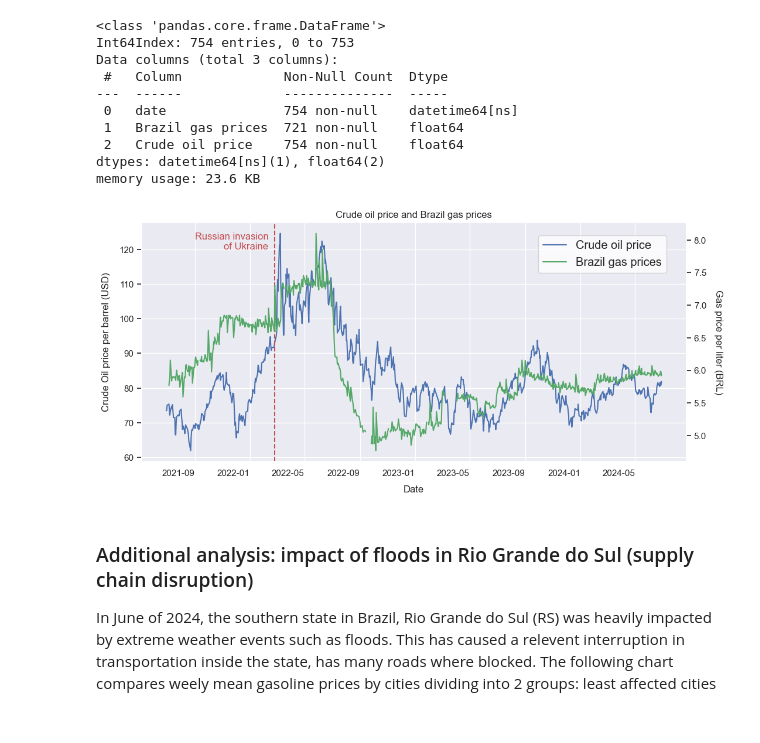
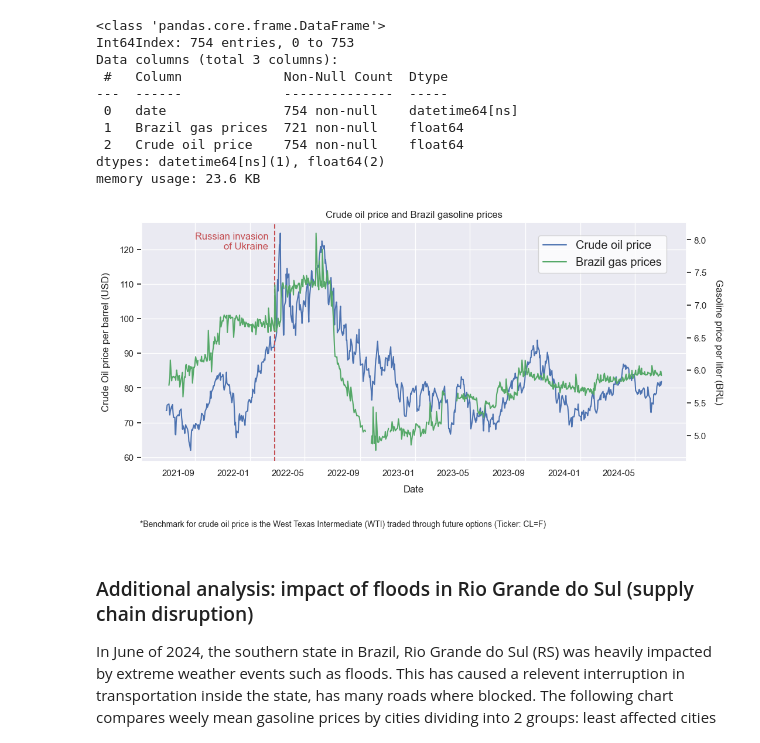
Before and after one commit to pietro-bottega/ANP_BR_gas_prices, a Jupyter notebook: BR_gas_prices_analysis.ipynb, the cells around one changed output. Saved outputs shown, nothing was run; the diff lists cells and outputs as text; code cells hidden in the pictures.

```diff
--- a/BR_gas_prices_analysis.ipynb
+++ b/BR_gas_prices_analysis.ipynb
@@ -613,30 +617,33 @@ memory usage: 23.6 KB
 # %%
 plt.rcParams['figure.figsize'] = [12, 6]
 
 # Plotting two axis comparing gas prices and crude oil price
 ax = oil_vs_gas_L3Y.plot(x='date', y='Crude oil price', legend=False)
 ax2 = ax.twinx()
 oil_vs_gas_L3Y.plot(x='date', y='Brazil gas prices', ax=ax2, color='g', legend=False)
 
 # Labels and ticks styling
 ax.set_xlabel('Date', labelpad=10)
 ax.set_ylabel('Crude Oil price per barrel (USD)', labelpad=10)
-ax2.set_ylabel('Gas price per liter (BRL)',rotation=270, labelpad=20)
+ax2.set_ylabel('Gasoline price per liter (BRL)',rotation=270, labelpad=20)
 ax.tick_params(axis='x', rotation=0)
 
 # Legend and title
 ax.figure.legend(loc='upper right', bbox_to_anchor=(0.88, 0.86), fontsize='large', facecolor='white')
-ax.set_title('Crude oil price and Brazil gas prices')
+ax.set_title('Crude oil price and Brazil gasoline prices')
 
 # Annotation to mark possible cause of spike in the period
 ax.text('2021-09-01',120,'Russian invasion\nof Ukraine', multialignment='right', color='r')
 ax.axvline('2022-02-24', ls='--', color='r')
 
+ax.text(18750, 40, "*Benchmark for crude oil price is the West Texas Intermediate (WTI) traded through future options (Ticker: CL=F)",
+        transform=ax.transData, fontsize='small')
+
 plt.grid(False)
 
 plt.savefig('oil_gas_timeseries.png', bbox_inches='tight', pad_inches=0.2);
 # %% [output]
-[figure, old version]
+[figure, new version]
 # %% [markdown]
 ### Additional analysis: impact of floods in Rio Grande do Sul (supply chain disruption)
 
```
Also changed, not shown: parts of 5 cells of this notebook, 4 other files.
